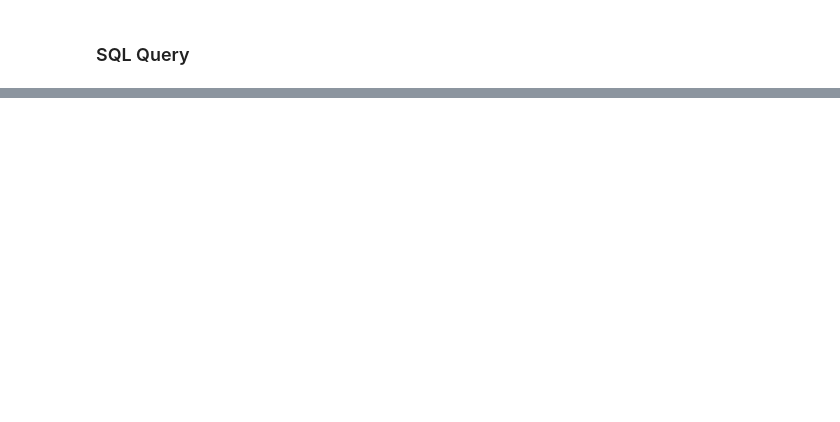
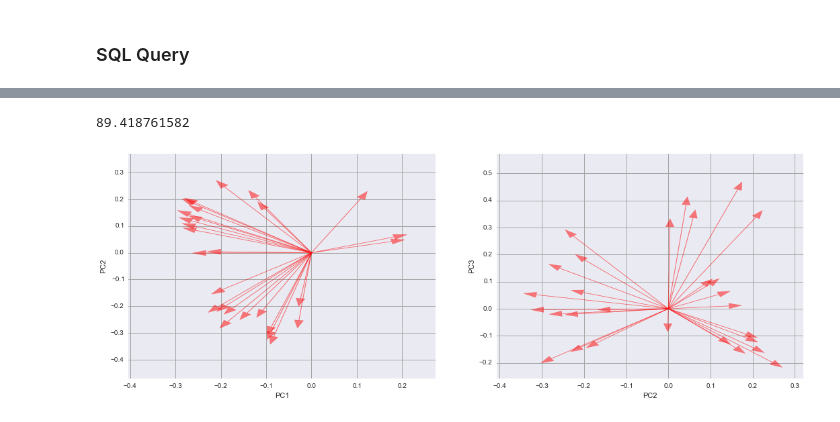
Before and after one commit to nmamazon/PandasRepo, a Jupyter notebook: PCA Peers.ipynb, the cells around one changed output, grey strips where cells are left out. Cells and saved outputs as stored; diff of their text form; code cells hidden in the pictures; blank space fills up the shorter version.

Commit message:
Added bloomberg price, pca calc, biplot

```diff
--- a/PCA Peers.ipynb
+++ b/PCA Peers.ipynb
@@ -44,0 +110,47 @@ pd.read_sql_query('Select * from Portfolios limit 3', disk_engine)
+# %%
+def biplot(CorrMat):
+    pca = PCA(n_components=3).fit(CorrMat)
+    print pca.explained_variance_ratio_.sum() * 100
+
+    # arrow plot -> loadings
+    load1 = pca.components_[0]
+    load2 = pca.components_[1]
+    load3 = pca.components_[2]
+
+    # scatter plot -> scores
+    score1 = pca.transform(tbl_cor)[:,0]
+    score2 = pca.transform(tbl_cor)[:,1]
+    score3 = pca.transform(tbl_cor)[:,2]
+
+    scale1 = 1.0/(score1.max() - score1.min())
+    scale2 = 1.0/(score2.max() - score2.min())
+    scale3 = 1.0/(score3.max() - score3.min())
+
+    n = len(CorrMat)
+
+    plt.figure(figsize=(18,6))
+
+    ax1 = plt.subplot(121)
+    #ax1.scatter(score1*scale1, score2*scale2)
+    for i in range(n):
+        ax1.arrow(0, 0, load1[i], load2[i], color='r', alpha=0.5)
+    ax1.set_xlabel("PC1")
+    ax1.set_ylabel("PC2")
+    ax1.set_xlim(load1.min()*1.5,load1.max()*1.5)
+    ax1.set_ylim(load2.min()*1.5,load2.max()*1.5)
+    ax1.grid( linestyle='-', color='0.65')
+
+    ax2 = plt.subplot(122)
+    #ax1.scatter(score1*scale1, score2*scale2)
+    for i in range(n):
+        ax2.arrow(0, 0, load2[i], load3[i], color='r', alpha=0.5)
+    ax2.set_xlabel("PC2")
+    ax2.set_ylabel("PC3")
+    ax2.set_xlim(load2.min()*1.3,load2.max()*1.3)
+    ax2.set_ylim(load3.min()*1.3,load3.max()*1.3)
+    ax2.grid( linestyle='-', color='0.65')
+# %%
+biplot(tbl_cor)
+# %% [output]
+89.418761582
+[figure, added]
```
Also changed, not shown: parts of 13 cells of this notebook, 5 other files.
